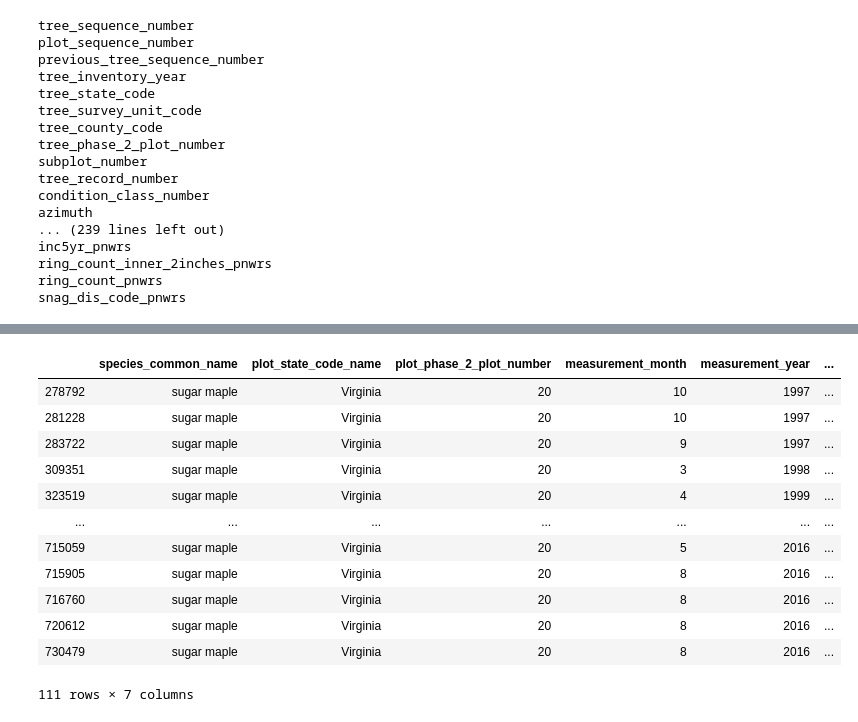
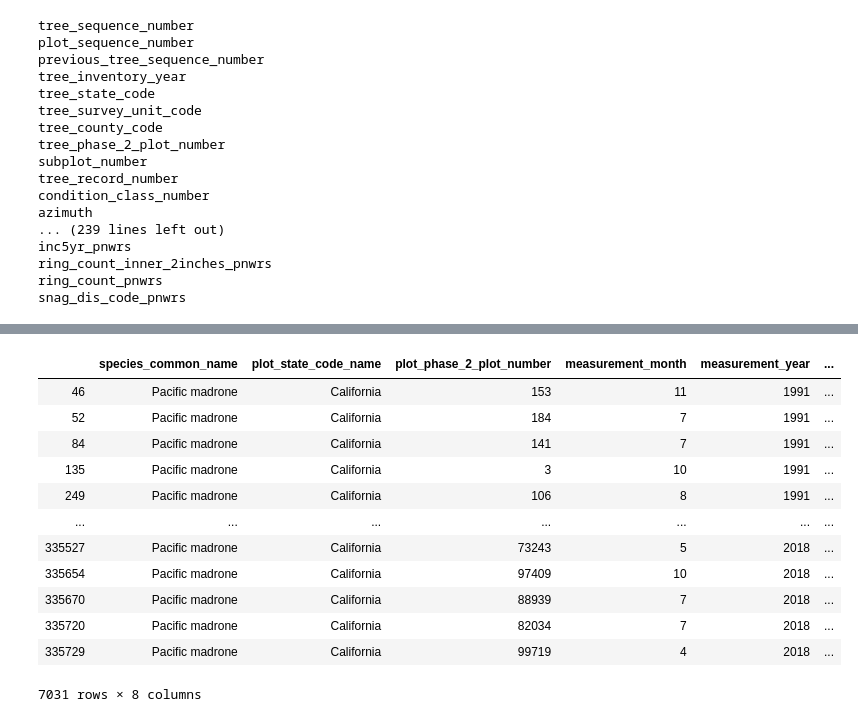
Before and after one commit to dheligman/climate, a Jupyter notebook: readSQLite_JT.ipynb, the cells around one changed output, grey strips where cells are left out. Drawn from its saved outputs; the diff is of its cells as text; code cells hidden in the pictures.

```diff
--- a/readSQLite_JT.ipynb
+++ b/readSQLite_JT.ipynb
@@ -149,16 +154,16 @@ Name: plot_phase_2_plot_number, Length: 370, dtype: int64
-# %%
-response1.loc[(response1.plot_phase_2_plot_number == 20) & (response1.species_common_name =="sugar maple")]
-# %% [output]
-|  | species_common_name | plot_state_code_name | plot_phase_2_plot_number | measurement_month | measurement_year | ... |
-| 278792 | sugar maple | Virginia | 20 | 10 | 1997 | ... |
-| 281228 | sugar maple | Virginia | 20 | 10 | 1997 | ... |
-| 283722 | sugar maple | Virginia | 20 | 9 | 1997 | ... |
-| 309351 | sugar maple | Virginia | 20 | 3 | 1998 | ... |
-| 323519 | sugar maple | Virginia | 20 | 4 | 1999 | ... |
-| ... | ... | ... | ... | ... | ... | ... |
-| 715059 | sugar maple | Virginia | 20 | 5 | 2016 | ... |
-| 715905 | sugar maple | Virginia | 20 | 8 | 2016 | ... |
-| 716760 | sugar maple | Virginia | 20 | 8 | 2016 | ... |
-| 720612 | sugar maple | Virginia | 20 | 8 | 2016 | ... |
-| 730479 | sugar maple | Virginia | 20 | 8 | 2016 | ... |
-111 rows × 7 columns
+# %%
+response1[response1.species_common_name == "Pacific madrone"]
+# %% [output]
+|  | species_common_name | plot_state_code_name | plot_phase_2_plot_number | measurement_month | measurement_year | ... |
+| 46 | Pacific madrone | California | 153 | 11 | 1991 | ... |
+| 52 | Pacific madrone | California | 184 | 7 | 1991 | ... |
+| 84 | Pacific madrone | California | 141 | 7 | 1991 | ... |
+| 135 | Pacific madrone | California | 3 | 10 | 1991 | ... |
+| 249 | Pacific madrone | California | 106 | 8 | 1991 | ... |
+| ... | ... | ... | ... | ... | ... | ... |
+| 335527 | Pacific madrone | California | 73243 | 5 | 2018 | ... |
+| 335654 | Pacific madrone | California | 97409 | 10 | 2018 | ... |
+| 335670 | Pacific madrone | California | 88939 | 7 | 2018 | ... |
+| 335720 | Pacific madrone | California | 82034 | 7 | 2018 | ... |
+| 335729 | Pacific madrone | California | 99719 | 4 | 2018 | ... |
+7031 rows × 8 columns
```
Also changed, not shown: parts of 26 cells of this notebook.
